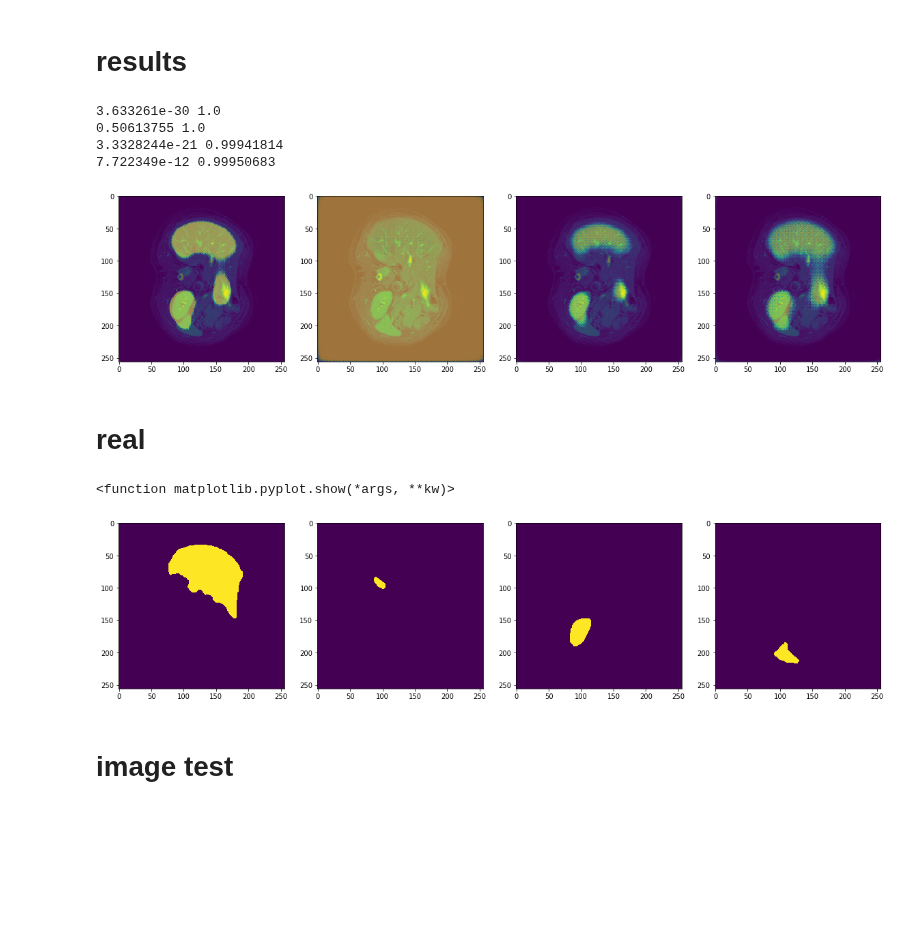
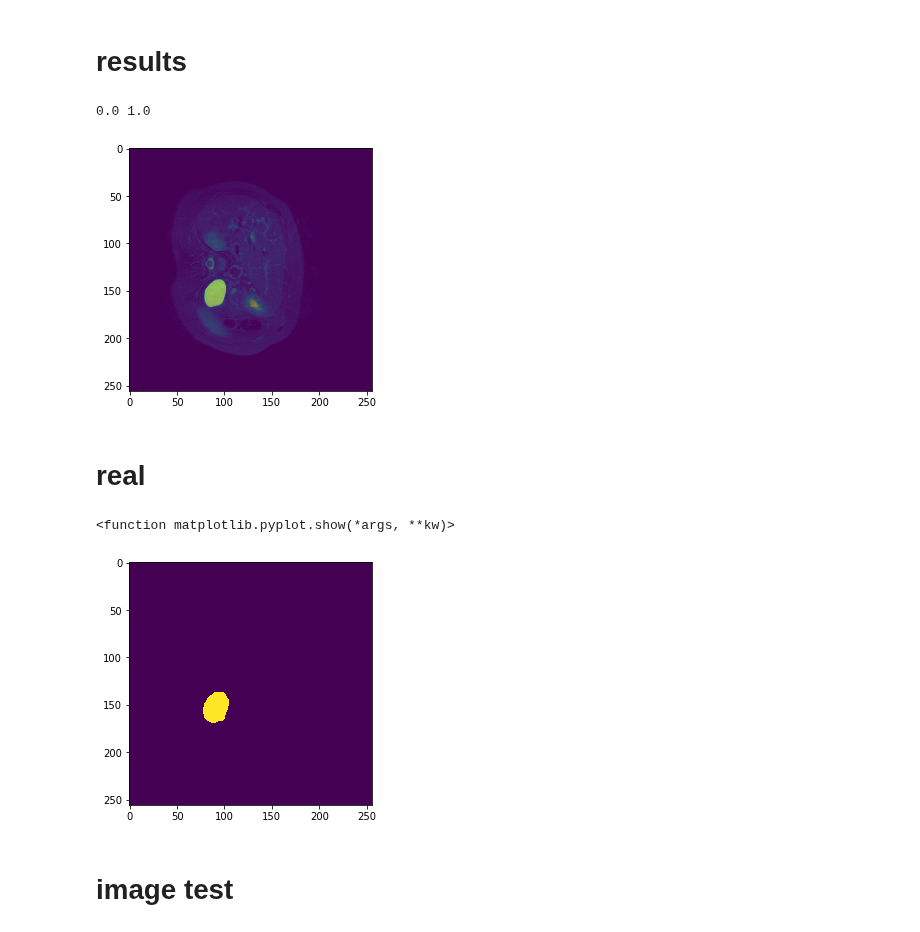
Before and after one commit to Eclair600/ultrasound-nerve-segmentation, a Jupyter notebook: notebook_test.ipynb, the cells around one changed output. Drawn from its saved outputs; the diff is of its cells as text; code cells hidden in the pictures; blank space fills up the shorter version.

Commit message:
model lkid

```diff
--- a/notebook_test.ipynb
+++ b/notebook_test.ipynb
@@ -208,7 +208,7 @@ def dice_coef(y_true, y_pred):
     return dice_liver+dice_rkidney+dice_lkidney+dice_spleen
 
 def dice_coef_loss(y_true, y_pred):
-    return -dice_coef(y_true, y_pred)
+    return -dice_coef_(y_true, y_pred)
 # %%
 def get_unet():
     inputs = Input((img_rows, img_cols, 1))
@@ -247,11 +247,11 @@ def get_unet():
     conv9 = Conv2D(32, (3, 3), activation='relu', padding='same')(up9)
     conv9 = Conv2D(32, (3, 3), activation='relu', padding='same')(conv9)
 
-    conv10 = Conv2D(4,(1, 1), activation='sigmoid')(conv9)
+    conv10 = Conv2D(1,(1, 1), activation='sigmoid')(conv9)
 
     model = Model(inputs=[inputs], outputs=[conv10])
     #Adam(lr=1e-5)
-    model.compile(optimizer=Adam(lr=1e-5), loss=dice_coef_loss, metrics=[dice_coef_])
+    model.compile(optimizer=Adam(lr=1e-4), loss=dice_coef_loss, metrics=[dice_coef_])
 
     return model
 # %%
@@ -261,7 +261,7 @@ from data import load_train_data, load_test_data
 # %%
 
 #name = 'model_test_dice-80.h5' #medio funcional, adam 1e-5, loss=dice_coef_loss, metrics=[dice_coef]
-name = 'model_test_dice_sum.h5'
+name = 'model_test_lkidney.h5'
 checkpoint = ModelCheckpoint(name, verbose=1, save_best_only=True, save_weights_only=True)
 model = get_unet()
 model.summary()
@@ -361,7 +365,8 @@ imgs_train, imgs_mask_train = load_train_data()
 Loading and preprocessing train data...
 ------------------------------
 # %%
-id = 25
+id = 110
+
 test = imgs_train[id,:,:,:]
 test -= mean
 test /= std
@@ -371,32 +376,29 @@ y_pred = model.predict(test.reshape(1,256,256,1))
 # %%
 plt.figure(figsize=(20, 15))
 
-for i in range(4):
+for i in range(1):
     plt.subplot(1,4,i+1)
     plt.imshow(imgs_train[id,:,:,0])
     slice_ = y_pred[0,:,:,i]
     print(slice_.min(), slice_.max())
     plt.imshow(slice_,vmin = slice_.min(), vmax= slice_.max(),alpha=0.5)
 plt.show()
 # %% [output]
-3.633261e-30 1.0
-0.50613755 1.0
-3.3328244e-21 0.99941814
-7.722349e-12 0.99950683
+0.0 1.0
-[figure, old version]
+[figure, new version]
 # %% [markdown]
 # real
 # %%
 plt.figure(figsize=(20, 15))
-for i in range(4):
+for i in range(1):
     plt.subplot(1,4,i+1)
-    slice_ = imgs_mask_train[id,:,:,i]
+    slice_ = imgs_mask_train[id,:,:,2]
     #plt.imshow(imgs_train[id,:,:,0])
     plt.imshow(slice_)
 plt.show
 # %% [output]
 <function matplotlib.pyplot.show(*args, **kw)>
-[figure, old version]
+[figure, new version]
 # %% [markdown]
 # image test
 # %%
```
Also changed, not shown: parts of 6 cells of this notebook, 2 other files.
